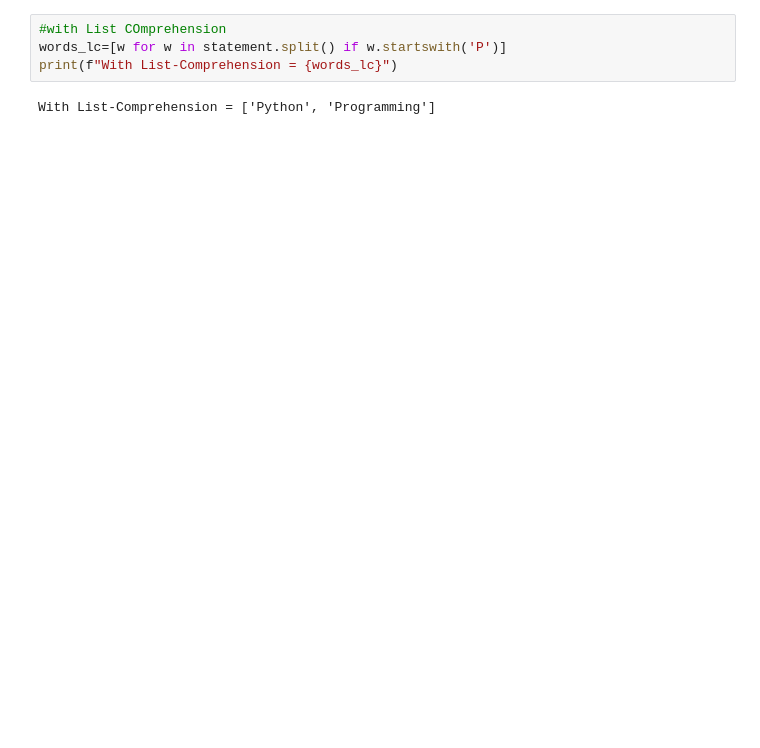
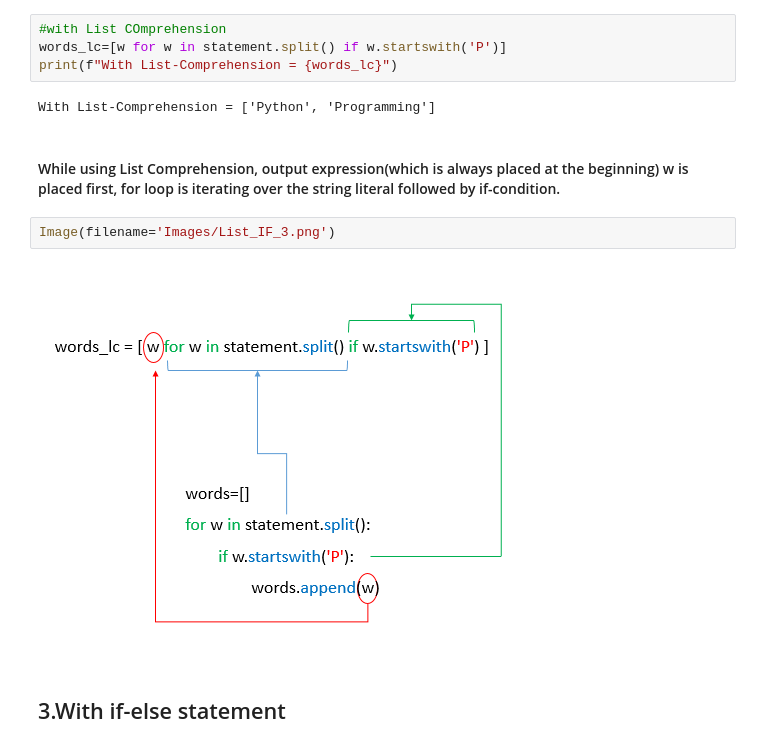
Before and after one commit to donevswe/Code, a Jupyter notebook: Comprehensions_and_Generator_Expression_in_Python.ipynb, the cells around one changed output. Cells and saved outputs as stored; diff of their text form; blank space fills up the shorter version.

```diff
--- a/Comprehensions_and_Generator_Expression_in_Python.ipynb
+++ b/Comprehensions_and_Generator_Expression_in_Python.ipynb
@@ -145,3 +149,11 @@ words_lc=[w for w in statement.split() if w.startswith('P')]
 print(f"With List-Comprehension = {words_lc}")
 # %% [output]
 With List-Comprehension = ['Python', 'Programming']
+# %% [markdown]
+#### While using List Comprehension, output expression(which is always placed at the beginning) w is placed first, for loop is iterating over the string literal followed by if-condition.
+# %%
+Image(filename='Images/List_IF_3.png')
+# %% [output]
+[figure, added]
+# %% [markdown]
+## 3.With if-else statement
```
Also changed, not shown: parts of 8 cells of this notebook, 2 other files.
